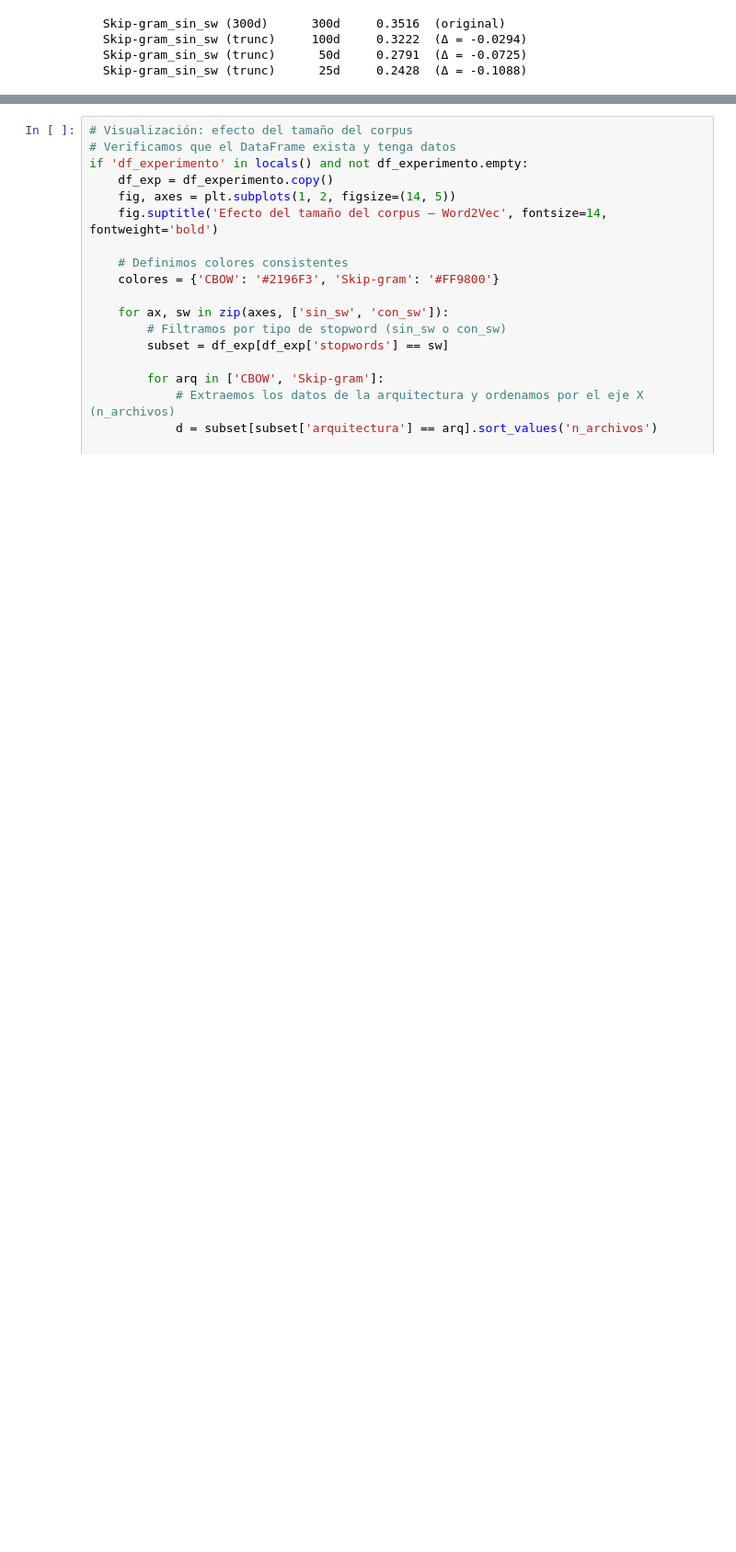
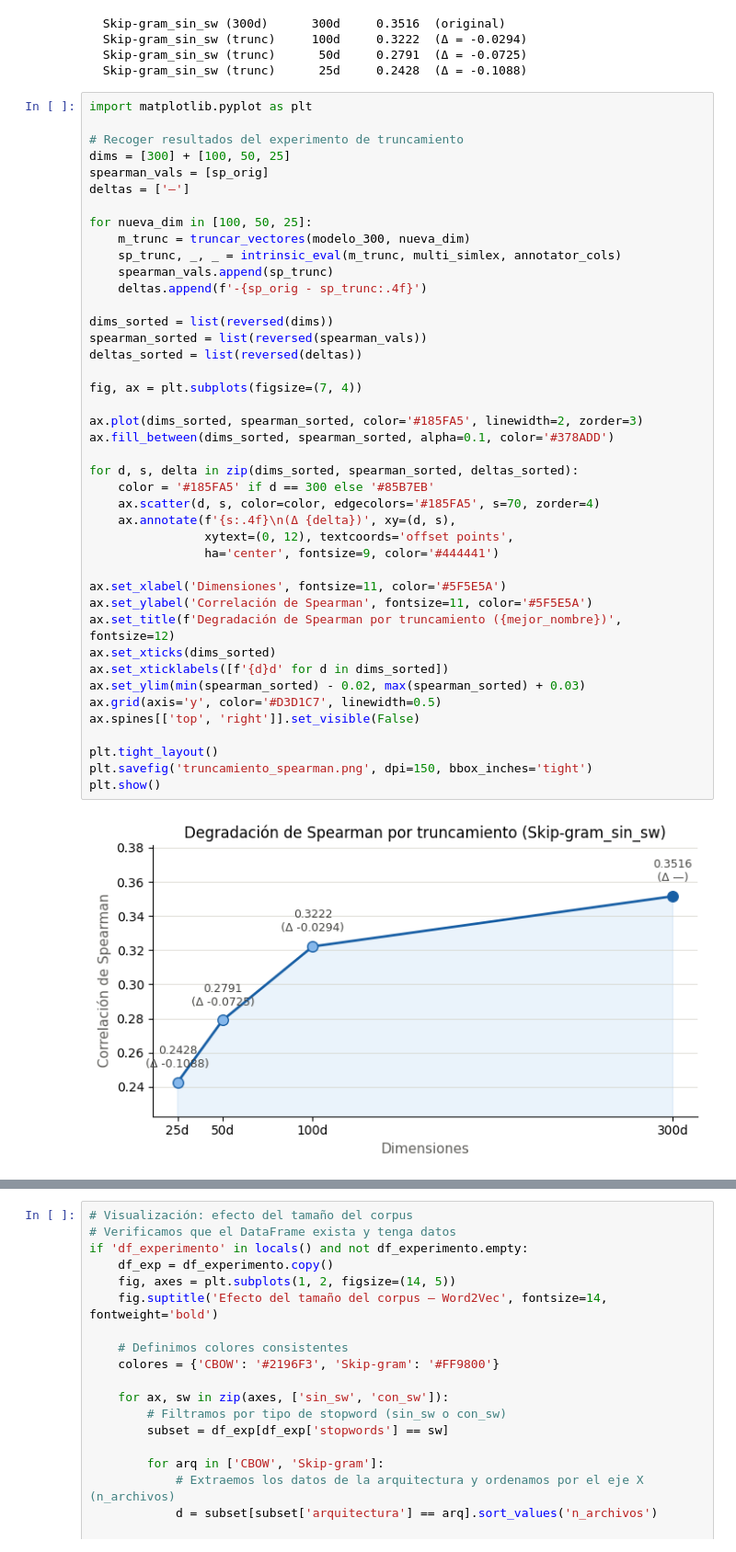
Before and after one commit to Lihao006/P4plh, a Jupyter notebook: practica4_completa.ipynb, the cells around one changed output, grey strips where cells are left out. Shown at 92% size. Drawn from its saved outputs; the diff is of its cells as text; blank space fills up the shorter version.

```diff
--- a/practica4_completa.ipynb
+++ b/practica4_completa.ipynb
@@ -926,4 +947,48 @@ for nueva_dim in [100, 50, 25]:
   Skip-gram_sin_sw (trunc)     100d     0.3222  (Δ = -0.0294)
   Skip-gram_sin_sw (trunc)      50d     0.2791  (Δ = -0.0725)
   Skip-gram_sin_sw (trunc)      25d     0.2428  (Δ = -0.1088)
+# %%
+import matplotlib.pyplot as plt
+
+# Recoger resultados del experimento de truncamiento
+dims = [300] + [100, 50, 25]
+spearman_vals = [sp_orig]
+deltas = ['—']
+
+for nueva_dim in [100, 50, 25]:
+    m_trunc = truncar_vectores(modelo_300, nueva_dim)
+    sp_trunc, _, _ = intrinsic_eval(m_trunc, multi_simlex, annotator_cols)
+    spearman_vals.append(sp_trunc)
+    deltas.append(f'-{sp_orig - sp_trunc:.4f}')
+
+dims_sorted = list(reversed(dims))
+spearman_sorted = list(reversed(spearman_vals))
+deltas_sorted = list(reversed(deltas))
+
+fig, ax = plt.subplots(figsize=(7, 4))
+
+ax.plot(dims_sorted, spearman_sorted, color='#185FA5', linewidth=2, zorder=3)
+ax.fill_between(dims_sorted, spearman_sorted, alpha=0.1, color='#378ADD')
+
+for d, s, delta in zip(dims_sorted, spearman_sorted, deltas_sorted):
+    color = '#185FA5' if d == 300 else '#85B7EB'
+    ax.scatter(d, s, color=color, edgecolors='#185FA5', s=70, zorder=4)
+    ax.annotate(f'{s:.4f}\n(Δ {delta})', xy=(d, s),
+                xytext=(0, 12), textcoords='offset points',
+                ha='center', fontsize=9, color='#444441')
+
+ax.set_xlabel('Dimensiones', fontsize=11, color='#5F5E5A')
+ax.set_ylabel('Correlación de Spearman', fontsize=11, color='#5F5E5A')
+ax.set_title(f'Degradación de Spearman por truncamiento ({mejor_nombre})', fontsize=12)
+ax.set_xticks(dims_sorted)
+ax.set_xticklabels([f'{d}d' for d in dims_sorted])
+ax.set_ylim(min(spearman_sorted) - 0.02, max(spearman_sorted) + 0.03)
+ax.grid(axis='y', color='#D3D1C7', linewidth=0.5)
+ax.spines[['top', 'right']].set_visible(False)
+
+plt.tight_layout()
+plt.savefig('truncamiento_spearman.png', dpi=150, bbox_inches='tight')
+plt.show()
+# %% [output]
+[figure, added]
 # %% [markdown]
```
Also changed, not shown: parts of 26 cells of this notebook, 16 other files.
